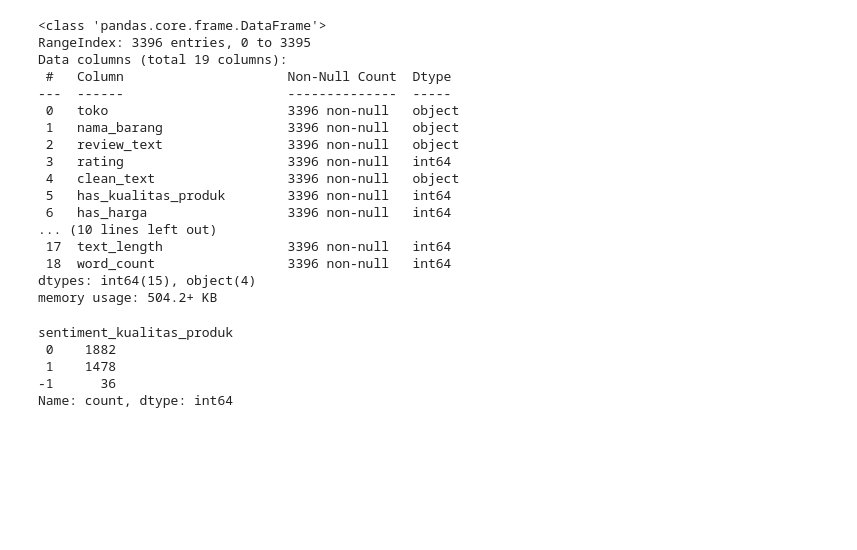
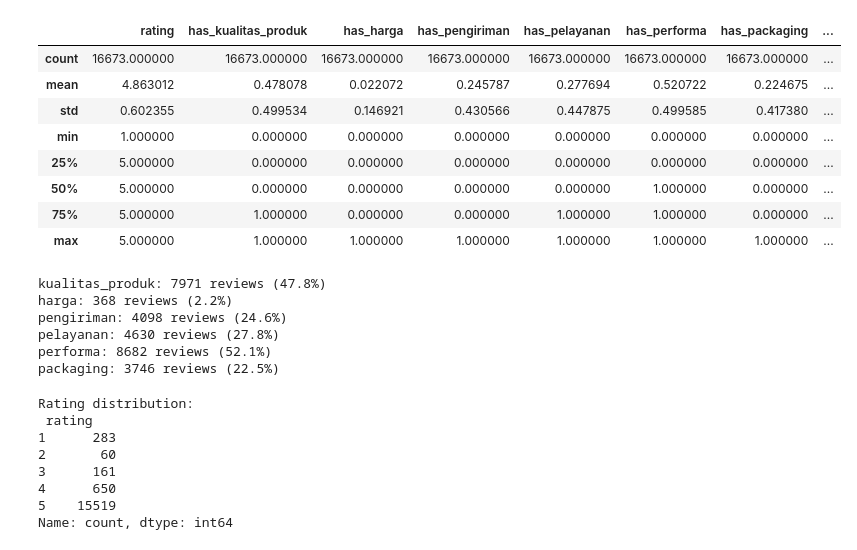
Before and after one commit to malindard/multi-label-ecommerce-reviews, a Jupyter notebook: notebooks/cek.ipynb, the cells around one changed output. Drawn from its saved outputs; the diff is of its cells as text; code cells hidden in the pictures; blank space fills up the shorter version.

```diff
--- a/notebooks/cek.ipynb
+++ b/notebooks/cek.ipynb
@@ -4,3 +0,0 @@ import numpy as np
-# %%
-df = pd.read_csv("data/raw/tokopedia_reviews.csv")
-df.head()
@@ -23,0 +241,3 @@ Name: count, dtype: int64
+# %%
+preprocessor = ReviewPreprocessor()
+df = preprocessor.preprocess_data()
@@ -56,28 +259,37 @@ data.head()
-# %%
-data.info()
-# %% [output]
-<class 'pandas.core.frame.DataFrame'>
-RangeIndex: 3396 entries, 0 to 3395
-Data columns (total 19 columns):
- #   Column                     Non-Null Count  Dtype
----  ------                     --------------  -----
- 0   toko                       3396 non-null   object
- 1   nama_barang                3396 non-null   object
- 2   review_text                3396 non-null   object
- 3   rating                     3396 non-null   int64
- 4   clean_text                 3396 non-null   object
- 5   has_kualitas_produk        3396 non-null   int64
- 6   has_harga                  3396 non-null   int64
-... (10 lines left out)
- 17  text_length                3396 non-null   int64
- 18  word_count                 3396 non-null   int64
-dtypes: int64(15), object(4)
-memory usage: 504.2+ KB
-# %%
-data['sentiment_kualitas_produk'].value_counts()
-# %% [output]
-sentiment_kualitas_produk
- 0    1882
- 1    1478
--1      36
-Name: count, dtype: int64
+# %%
+df.describe()
+# %% [output]
+|  | rating | has_kualitas_produk | has_harga | has_pengiriman | has_pelayanan | has_performa | has_packaging | ... |
+| count | 16673.000000 | 16673.000000 | 16673.000000 | 16673.000000 | 16673.000000 | 16673.000000 | 16673.000000 | ... |
+| mean | 4.863012 | 0.478078 | 0.022072 | 0.245787 | 0.277694 | 0.520722 | 0.224675 | ... |
+| std | 0.602355 | 0.499534 | 0.146921 | 0.430566 | 0.447875 | 0.499585 | 0.417380 | ... |
+| min | 1.000000 | 0.000000 | 0.000000 | 0.000000 | 0.000000 | 0.000000 | 0.000000 | ... |
+| 25% | 5.000000 | 0.000000 | 0.000000 | 0.000000 | 0.000000 | 0.000000 | 0.000000 | ... |
+| 50% | 5.000000 | 0.000000 | 0.000000 | 0.000000 | 0.000000 | 1.000000 | 0.000000 | ... |
+| 75% | 5.000000 | 1.000000 | 0.000000 | 0.000000 | 1.000000 | 1.000000 | 0.000000 | ... |
+| max | 5.000000 | 1.000000 | 1.000000 | 1.000000 | 1.000000 | 1.000000 | 1.000000 | ... |
+# %%
+aspect_columns = [col for col in df.columns if col.startswith('has_')]
+for col in aspect_columns:
+    aspect_name = col.replace('has_', '')
+    count = df[col].sum()
+    percentage = (count / len(df)) * 100
+    print(f"{aspect_name}: {count} reviews ({percentage:.1f}%)")
+# %% [output]
+kualitas_produk: 7971 reviews (47.8%)
+harga: 368 reviews (2.2%)
+pengiriman: 4098 reviews (24.6%)
+pelayanan: 4630 reviews (27.8%)
+performa: 8682 reviews (52.1%)
+packaging: 3746 reviews (22.5%)
+# %%
+print(f"Rating distribution:\n", df['rating'].value_counts().sort_index())
+# %% [output]
+Rating distribution:
+ rating
+1      283
+2       60
+3      161
+4      650
+5    15519
+Name: count, dtype: int64
```
Also changed, not shown: parts of 19 cells of this notebook, 1 other file.
